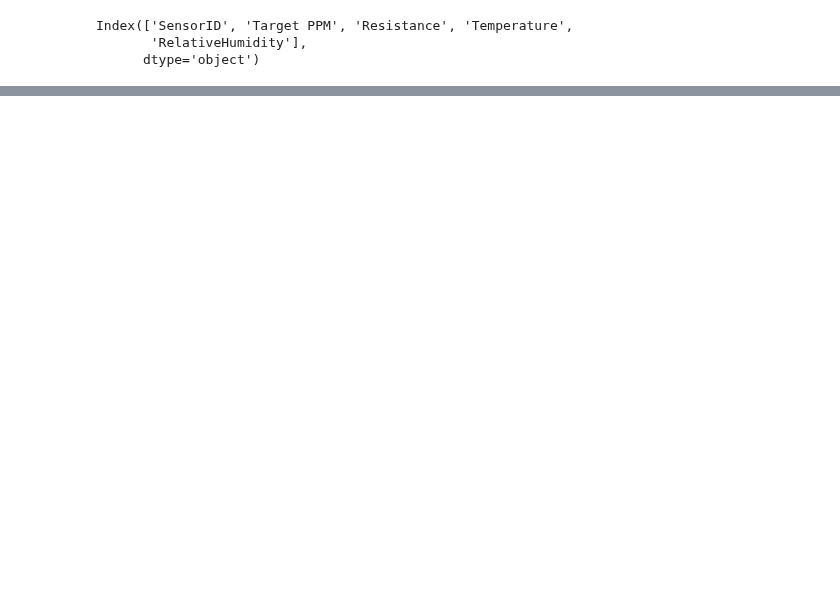
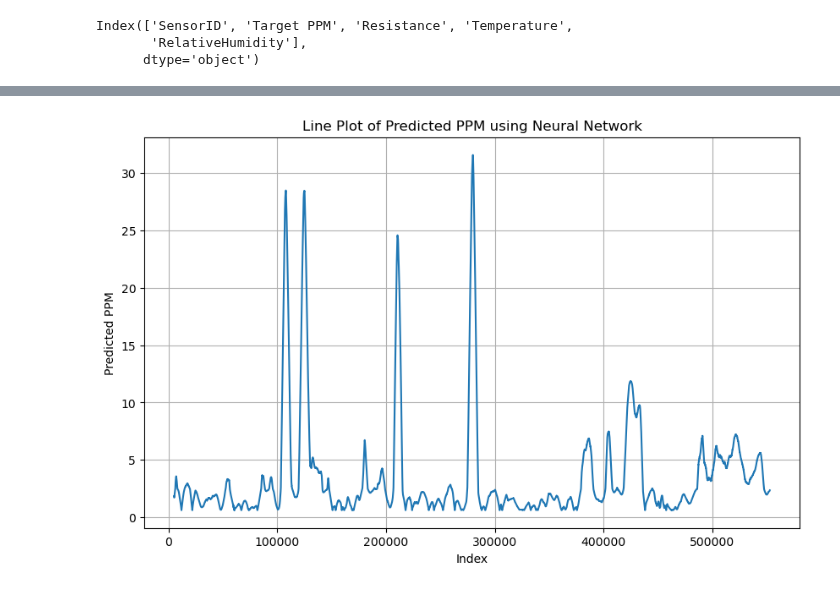
Before and after one commit to Coopsims/MethaneDataScience, a Jupyter notebook: Ben's Analysis/Neural Network Optimization.ipynb, the cells around one changed output, grey strips where cells are left out. Drawn from its saved outputs; the diff is of its cells as text; code cells hidden in the pictures; blank space fills up the shorter version.

```diff
--- a/Ben's Analysis/Neural Network Optimization.ipynb
+++ b/Ben's Analysis/Neural Network Optimization.ipynb
@@ -363,0 +489,60 @@ ValueError: all the input array dimensions for the concatenation axis must match
+# %%
+try:
+        # Try loading the model without compiling
+    loadedModel = tf.keras.models.load_model(
+            "/Users/benfunk/DataspellProjects/MethaneDataScience/Ben's Analysis/BestMethaneModel292-968-4nodes.keras",custom_objects={"mse_loss": mse_loss},compile=False)
+        # Then, compile the model manually
+    loadedModel.compile(optimizer='adam', loss=mse_loss)
+except Exception as e2:
+    print(f"Failed again due to: {e2}")
+# %%
+testData = pd.read_csv('../Raw Data/CorrectedLog.csv')
+def placeholder_function(vout, vref):
+    return (vref*(5-vout))/(vout*(5-vref))  # Example placeholder function
+
+# Calculate the time difference in days since the first row (assuming each row is 5 seconds)
+df1 = pd.DataFrame()
+df2 = pd.DataFrame()
+# Iterate through the Vout and Vref columns to create rr columns
+for i in range(8):
+    vout_col = f'Vout_{i}'
+    vref_col = f'Vref_{i}'
+    rr_col = f'rr_{i}'
+
+    df1[rr_col] = testData.apply(lambda row: placeholder_function(row[vout_col], row[vref_col]), axis=1)
+    df2[rr_col] = df1[rr_col].rolling(window=5000).mean()  # Apply rolling average
+
+
+calculatedResistance = df2.mean(axis=1)
+
+
+T = 23
+H = 40
+
+# New DataFrame to store calculated values
+fixed_temp = pd.Series([T]*len(calculatedResistance), name='FixedTemp')
+fixed_humid = pd.Series([H]*len(calculatedResistance), name='FixedHumid')
+
+final_test_data = pd.concat([calculatedResistance.reset_index(drop=True), fixed_temp, fixed_humid], axis=1)
+
+# Perform prediction
+predictions = loadedModel.predict(final_test_data)
+if len(predictions.shape) == 2 and predictions.shape[1] == 1:
+    predictions = predictions.flatten()
+
+# Create an index list
+index_list = list(range(len(predictions)))
+df2['Days'] = df['Days']
+first_4_days_df = df2[df2['Days'] < 1]
+
+# Calculate the mean of all columns for each of the first days
+daily_averages = first_4_days_df[rr_col].mean(axis=1)
+# Plotting
+plt.figure(figsize=(10, 6))
+plt.plot(index_list, predictions+45, linestyle='-')
+plt.xlabel('Index')
+plt.ylabel('Predicted PPM')
+plt.title('Line Plot of Predicted PPM using Neural Network')
+plt.grid(True)
+plt.show()
+# %% [output]
@@ -363,0 +550 @@ ValueError: all the input array dimensions for the concatenation axis must match
+[figure, added]
```
Also changed, not shown: parts of 11 cells of this notebook, 8 other files.
